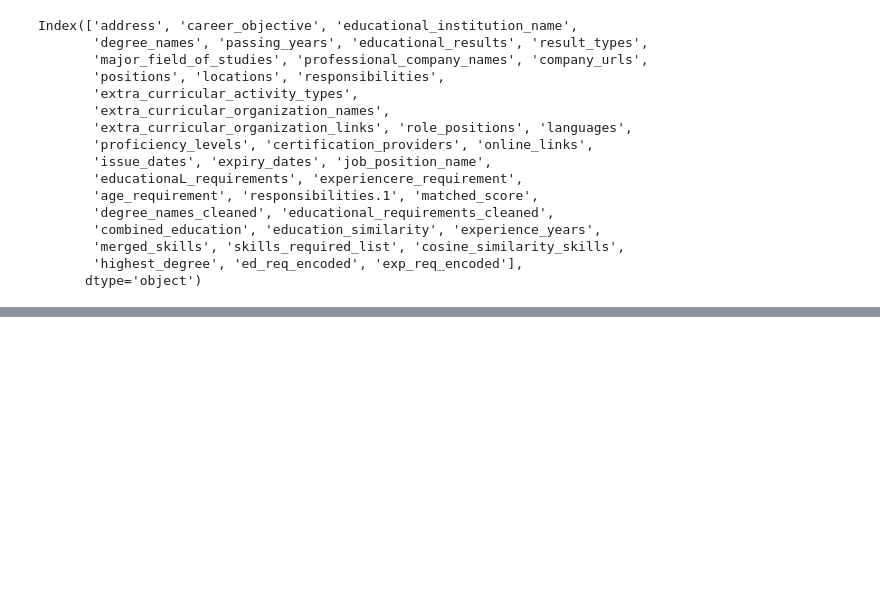
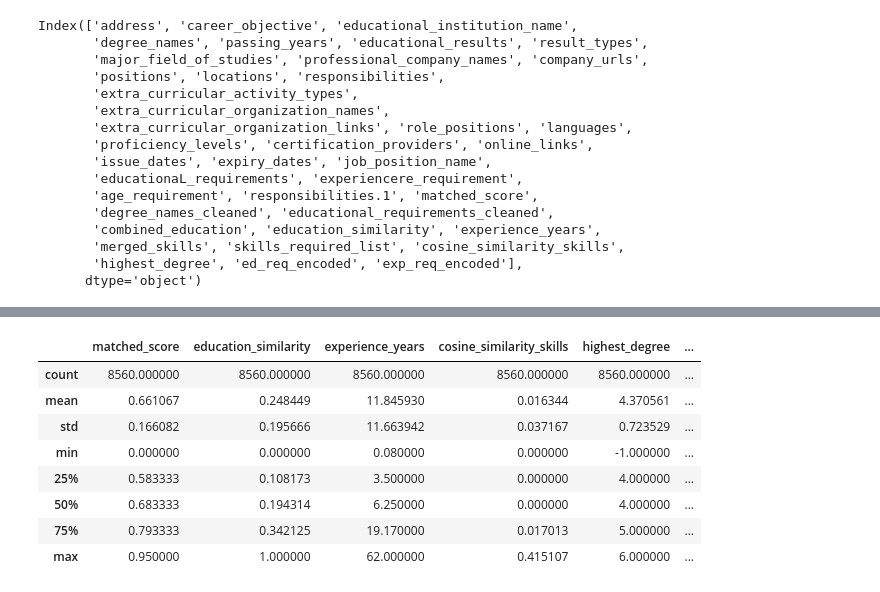
Before and after one commit to ResumeRover/Main, a Jupyter notebook: AI_Candidate_Ranking/Preprocessing/dataset-preprocessing-final.ipynb, the cells around one changed output, grey strips where cells are left out. Drawn from its saved outputs; the diff is of its cells as text; code cells hidden in the pictures; blank space fills up the shorter version.

```diff
--- a/AI_Candidate_Ranking/Preprocessing/dataset-preprocessing-final.ipynb
+++ b/AI_Candidate_Ranking/Preprocessing/dataset-preprocessing-final.ipynb
@@ -1177,3 +1135,15 @@ df.head()
 | 2 | 0.416667 | 0.093495 | 6.92 | 0.0 | 4 | ... |
 | 3 | 0.760000 | 0.000000 | 13.83 | 0.0 | 5 | ... |
 | 4 | 0.650000 | 0.312103 | 17.33 | 0.0 | 4 | ... |
+# %%
+df.describe()
+# %% [output]
+|  | matched_score | education_similarity | experience_years | cosine_similarity_skills | highest_degree | ... |
+| count | 8560.000000 | 8560.000000 | 8560.000000 | 8560.000000 | 8560.000000 | ... |
+| mean | 0.661067 | 0.248449 | 11.845930 | 0.016344 | 4.370561 | ... |
+| std | 0.166082 | 0.195666 | 11.663942 | 0.037167 | 0.723529 | ... |
+| min | 0.000000 | 0.000000 | 0.080000 | 0.000000 | -1.000000 | ... |
+| 25% | 0.583333 | 0.108173 | 3.500000 | 0.000000 | 4.000000 | ... |
+| 50% | 0.683333 | 0.194314 | 6.250000 | 0.000000 | 4.000000 | ... |
+| 75% | 0.793333 | 0.342125 | 19.170000 | 0.017013 | 5.000000 | ... |
+| max | 0.950000 | 1.000000 | 62.000000 | 0.415107 | 6.000000 | ... |
```
Also changed, not shown: parts of 14 cells of this notebook.
